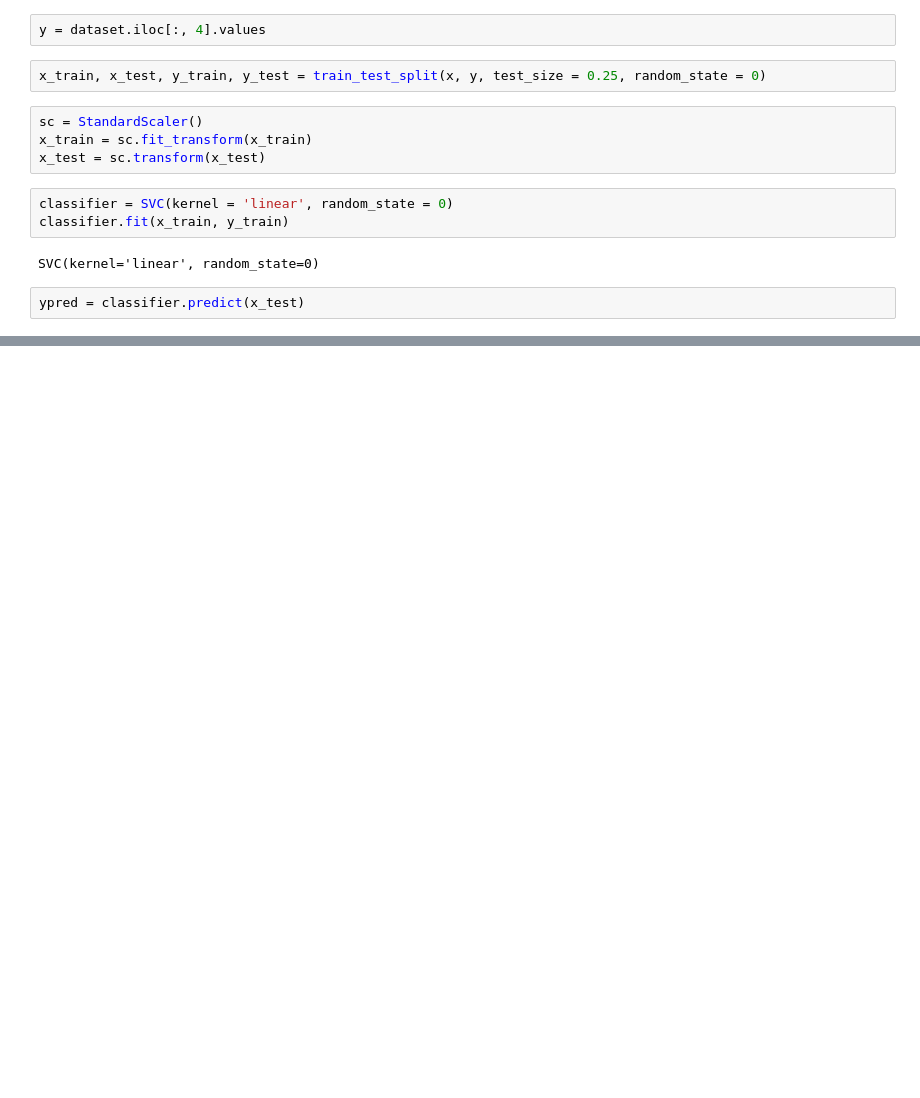
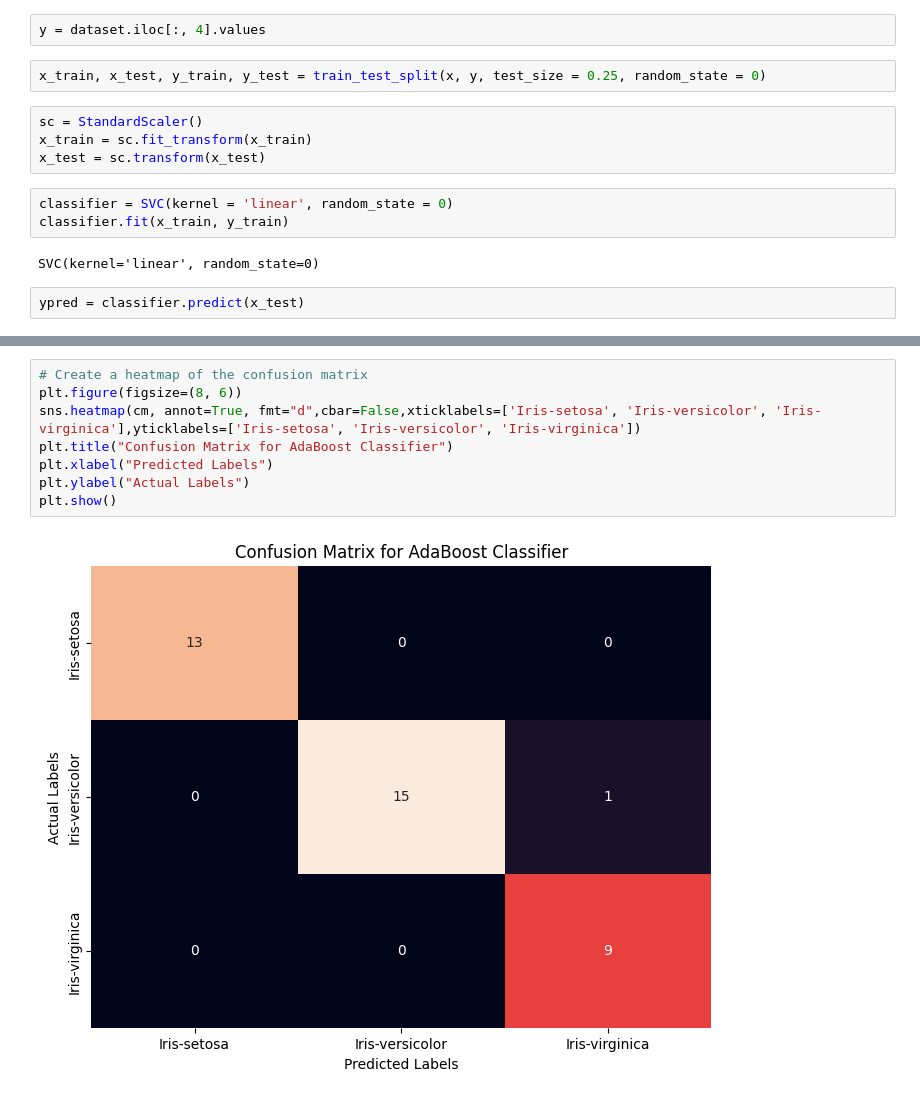
Before and after one commit to Mohammed-Khubaib/ML, a Jupyter notebook: SVM/SVM.ipynb, the cells around one changed output, grey strips where cells are left out. Cells and saved outputs as stored; diff of their text form; blank space fills up the shorter version.

Commit message:
confusion matrix code added

```diff
--- a/SVM/SVM.ipynb
+++ b/SVM/SVM.ipynb
@@ -41,0 +41,10 @@ Confusion Matrix :
+# %%
+# Create a heatmap of the confusion matrix
+plt.figure(figsize=(8, 6))
+sns.heatmap(cm, annot=True, fmt="d",cbar=False,xticklabels=['Iris-setosa', 'Iris-versicolor', 'Iris-virginica'],yticklabels=['Iris-setosa', 'Iris-versicolor', 'Iris-virginica'])
+plt.title("Confusion Matrix for AdaBoost Classifier")
+plt.xlabel("Predicted Labels")
+plt.ylabel("Actual Labels")
+plt.show()
+# %% [output]
+[figure, added]
```
Also changed, not shown: parts of 3 cells of this notebook.
